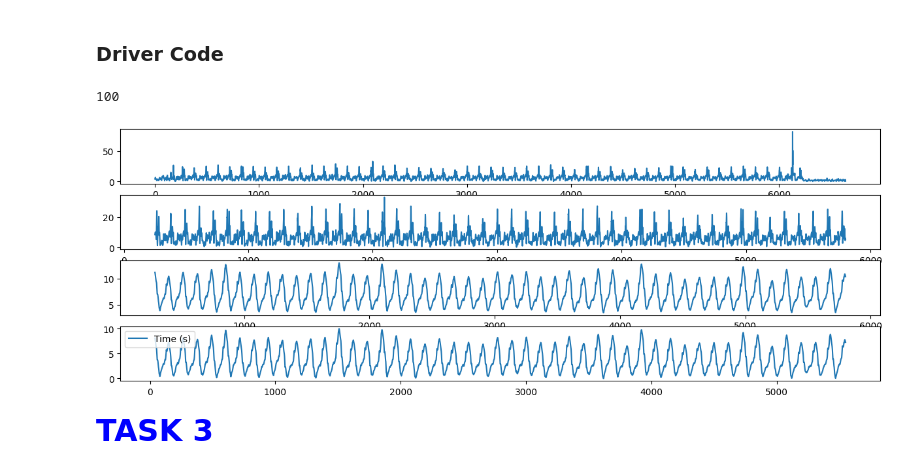
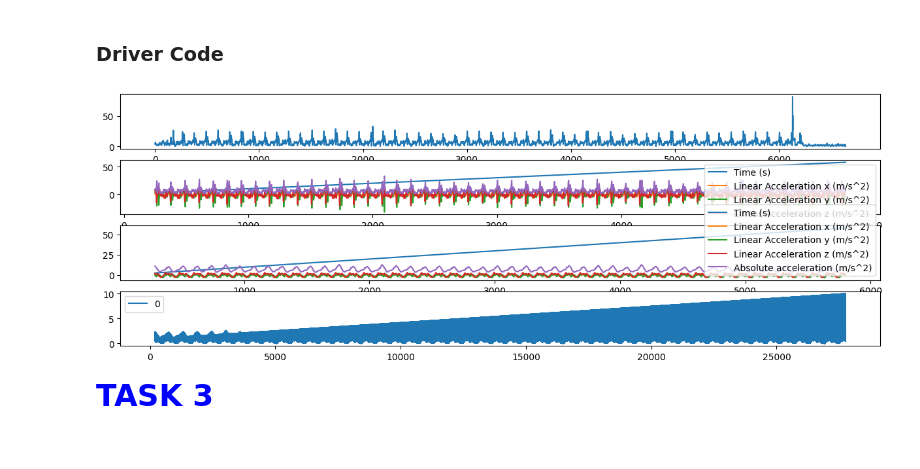
Before and after one commit to cdevre/ga_1, a Jupyter notebook: muc-fall-2022-sensor-data/SensorDataAnalysisActivity.ipynb, the cells around one changed output. Drawn from its saved outputs; the diff is of its cells as text; code cells hidden in the pictures.

```diff
--- a/muc-fall-2022-sensor-data/SensorDataAnalysisActivity.ipynb
+++ b/muc-fall-2022-sensor-data/SensorDataAnalysisActivity.ipynb
@@ -114,6 +114,13 @@ Create new file without garbage data and save it in data folder
 # %% [markdown]
 ### Helper functions
 # %%
+def read_file(path:str):
+    data = pd.read_csv(path)
+    data.set_index('Time (s)')
+    return data
+
+
+
 def down_sample(in_data: pd.DataFrame, sampling_rate:int):
     # does not work
     res = in_data
@@ -123,7 +130,6 @@ def down_sample(in_data: pd.DataFrame, sampling_rate:int):
     df_resampled = res.resample('0.2ms"').interpolate()
     df_resampled.plot()
     return df_resampled
-
 
 def clip_start_and_end(in_data: pd.DataFrame, start:int, end:int):
     res = in_data = in_data.loc[start:end]
@@ -150,7 +156,9 @@ def normalize_signal(in_data: pd.DataFrame, new_min, new_max):
     res = scaler.fit_transform(data_reshaped)
 
     res = pd.DataFrame(res)
-    res = restore_col_names(res)
+    # res = restore_col_names(res)
+
+    res = res.dropna()
     return res
 
 def count_peaks(in_data: pd.DataFrame, threshold:int):
@@ -174,30 +182,43 @@ def restore_col_names(in_data: pd.DataFrame):
 # %%
 fig, axes = plt.subplots(nrows=4, ncols=1, figsize=(15, 5))  # Adjust the number of subplots as needed
 
 path = "data/walking_steps_1.csv"
 
 data = pd.read_csv(path)
-data_xyz = data["Absolute acceleration (m/s^2)"]
-data_xyz.plot(ax=axes[0])
+data_xyz = data
+# data_xyz = data.set_index('Time (s)').interpolate()
+# data_xyz = data["Absolute acceleration (m/s^2)"]
+data_xyz["Absolute acceleration (m/s^2)"].plot(ax=axes[0])
 # print(data)
 
 clipped_data = clip_start_and_end(data_xyz, 250, 5800)
+# clipped_data = clip_start_and_end(data_xyz, 3, 60)
 clipped_data.plot(ax=axes[1])
 
 denoised_data = denoise(clipped_data, averageing_window=40)
 denoised_data.plot(ax=axes[2])
 
 normalised_data = normalize_signal(denoised_data, 0, 10)
 normalised_data.plot(ax=axes[3])
 
 
-steps = count_peaks(denoised_data, threshold= 8)
-print(len(steps))
+# steps = count_peaks(denoised_data, threshold= 8)
+# print(len(steps))
 
-# plt.show()
+
+
+def preprocess(path):
+    data = pd.read_csv(path)
+    data_xyz = data["Absolute acceleration (m/s^2)"]
+    # print(data)
+
+    clipped_data = clip_start_and_end(data_xyz, 250, 5800)
+
+    denoised_data = denoise(clipped_data, averageing_window=40)
+
+    normalised_data = normalize_signal(denoised_data, 0, 10)
 # %% [output]
-100
-[figure, old version]
+[figure, new version]
 # %% [markdown]
 <span style="color:blue; font-size:2em;"> **TASK 3** </span>
 # %% [markdown]
```
Also changed, not shown: parts of 1 cell of this notebook.
